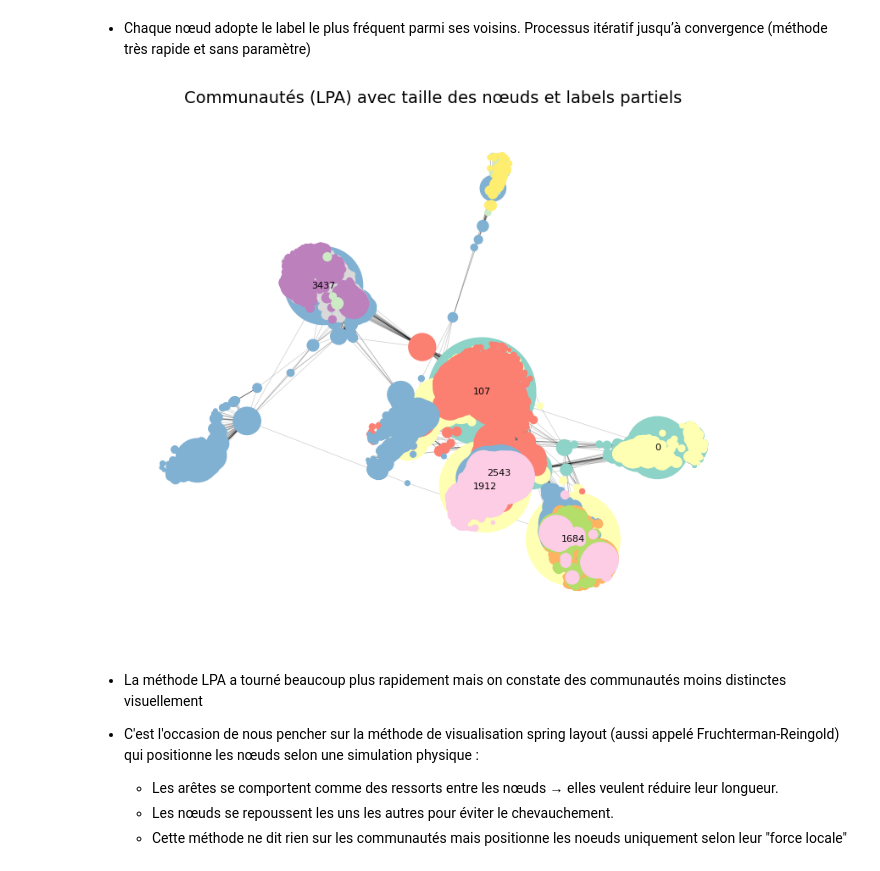
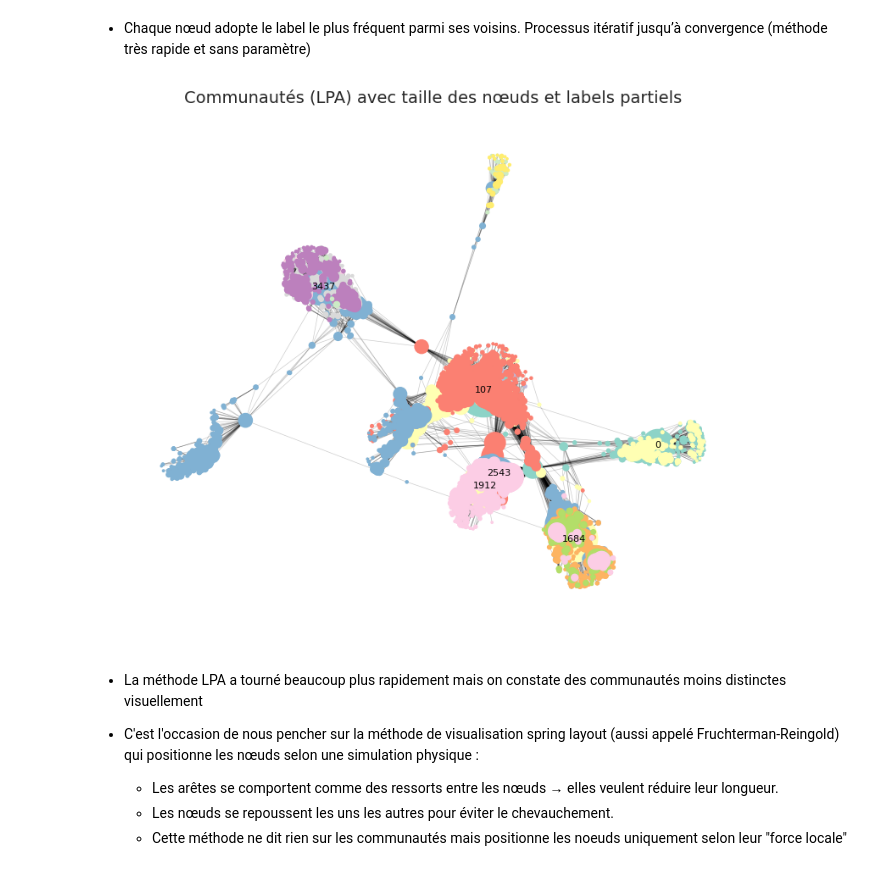
Before and after one commit to horndeer/GRAPH-project-2025, a Jupyter notebook: facebook.ipynb, the cells around one changed output. Cells and saved outputs as stored; diff of their text form; code cells hidden in the pictures.

```diff
--- a/facebook.ipynb
+++ b/facebook.ipynb
@@ -16,7 +16,7 @@ Un "ego" est considéré comme une personne au centre d'un réseau social. On a
 ego_ids = [0, 107, 348, 414, 686, 698, 1684, 1912, 3437, 3980]
 # %%
 # Dossier contenant les fichiers extraits
-base_path = "../data/facebook/"
+base_path = "./data/facebook/"
 
 # Id de l'ego à explorer (par ex. 0)
 ego_id = str(ego_ids[0])
@@ -83,7 +83,7 @@ Exemple de cercle : ['circle0', '71', '215', '54', '61', '298', '229', '81', '25
 ### Exploration du graphe
 # %%
 # Charger le graphe depuis un fichier d'arêtes (espace comme séparateur)
-G = nx.read_edgelist("../data/facebook_combined.txt", create_using=nx.Graph(), nodetype=int)
+G = nx.read_edgelist("./data/facebook_combined.txt", create_using=nx.Graph(), nodetype=int)
 
 # Afficher des infos de base
 print(f"Nombre de nœuds : {G.number_of_nodes()}")
@@ -316,24 +310,24 @@ for index, community in enumerate(communities):
         partition_lpa[node] = index
 # %%
 plt.figure(figsize=(10, 8))
-node_sizes = [1 + 8 * G.degree(n) for n in G.nodes()]
+node_sizes = [1 + 2 * G.degree(n) for n in G.nodes()]
 labels = {n: str(n) for n in G.nodes() if G.degree(n) > 300}
 # Ajout de 243 discuté précédemment
 labels[2543] = '2543'
 cmap = plt.cm.Set3
 
 nx.draw_networkx_edges(G, pos, alpha=0.2, width=0.5)
 nx.draw_networkx_nodes(G, pos,
                        node_color=list(partition_lpa.values()),
                        node_size=node_sizes,
                        cmap=cmap)
 nx.draw_networkx_labels(G, pos, labels=labels, font_size=8)
 
 plt.title("Communautés (LPA) avec taille des nœuds et labels partiels", fontsize=14)
 plt.axis('off')
 plt.show()
 # %% [output]
-[figure, old version]
+[figure, new version]
 # %% [markdown]
 - La méthode LPA a tourné beaucoup plus rapidement mais on constate des communautés moins distinctes visuellement
 
```
Also changed, not shown: parts of 11 cells of this notebook, 3 other files.
